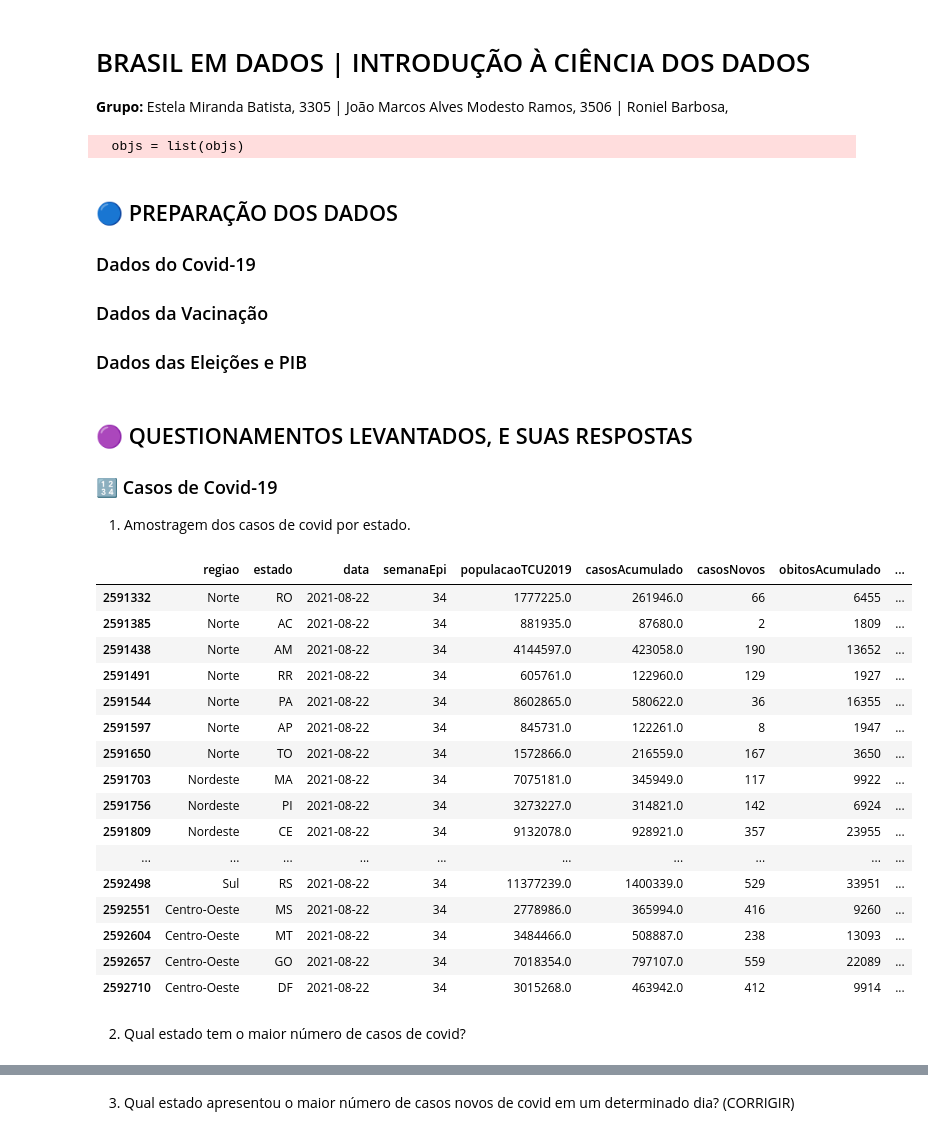
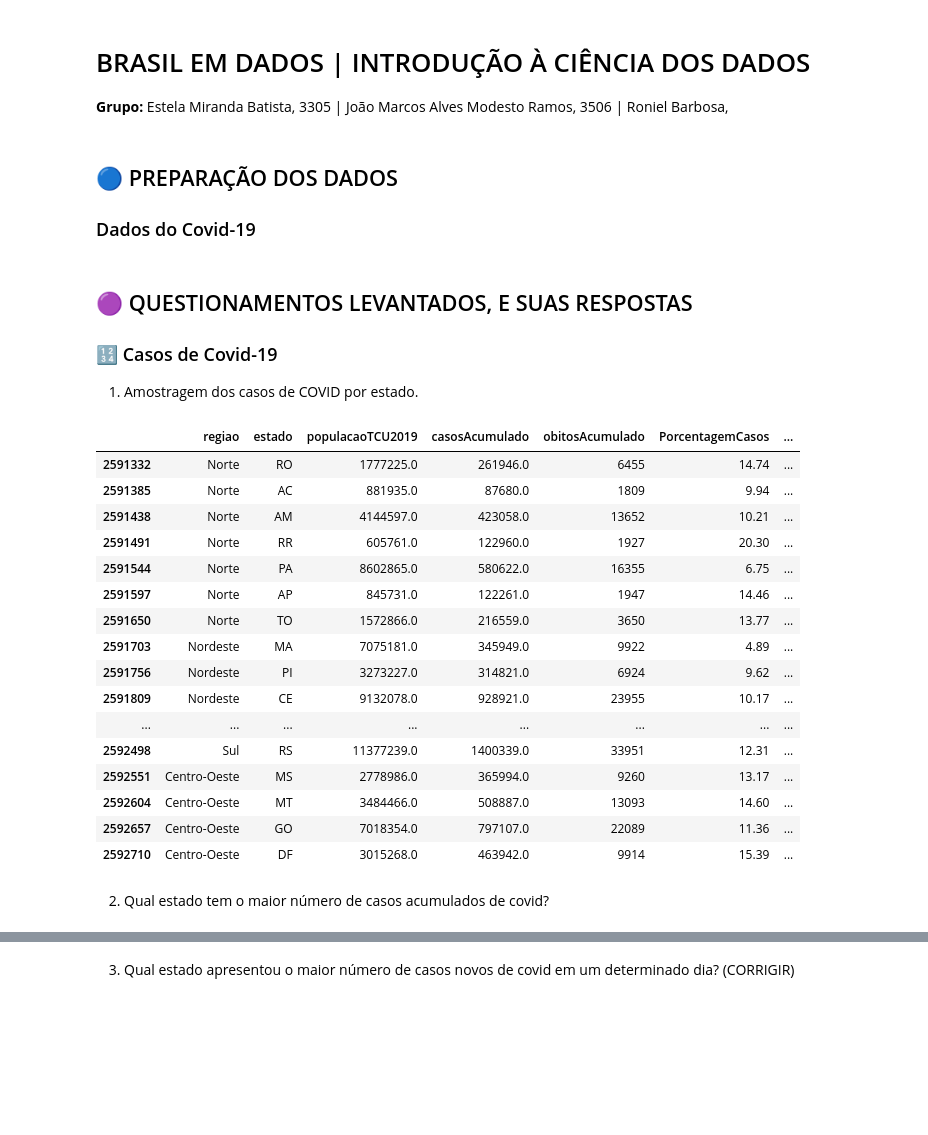
Before and after one commit to stardotwav/BrasilEmDados, a Jupyter notebook: AnaliseExtracaoConhecimento.ipynb, the cells around one changed output, grey strips where cells are left out. Saved outputs shown, nothing was run; the diff lists cells and outputs as text; code cells hidden in the pictures; blank space fills up the shorter version.

```diff
--- a/AnaliseExtracaoConhecimento.ipynb
+++ b/AnaliseExtracaoConhecimento.ipynb
@@ -8,38 +5,46 @@ warnings.filterwarnings("ignore")
 # %%
 # Importando as Bibliotecas Utilizadas
 import pandas as pd
+import matplotlib.pyplot as plt
+import seaborn as sns
+import numpy as np
+import warnings
+
+# Retirada de Warnings do Projeto
+warnings.filterwarnings("ignore")
 
 # Dataframe de Covid
 path1 = "./Dados/Covid/HIST_PAINEL_COVIDBR_2020_Parte1_22ago2021.csv"
 path2 = "./Dados/Covid/HIST_PAINEL_COVIDBR_2020_Parte2_22ago2021.csv"
 path3= "./Dados/Covid/HIST_PAINEL_COVIDBR_2021_Parte1_22ago2021.csv"
 path4 = "./Dados/Covid/HIST_PAINEL_COVIDBR_2021_Parte2_22ago2021.csv"
-path = [path1,path2,path3,path4]
-df_from_each_file = (pd.read_csv(f,error_bad_lines=False,sep=';') for f in path)
+path5 = [path1,path2,path3,path4]
+df_from_each_file = (pd.read_csv(f,error_bad_lines=False,sep=';') for f in path5)
 dadosCovid = pd.concat(df_from_each_file, ignore_index=True)
 
 # Dataframe de Vacina
-path5 = "./Dados/Vacina/dadosTipoVacina.xlsx"
-dadosTipoVacina = pd.read_excel(path5)
+path6 = "./Dados/Vacina/dadosTipoVacina.xlsx"
+dadosTipoVacina = pd.read_excel(path6)
+path7 = "./Dados/Vacina/dadosVacinacaoData.xlsx"
+dadosVacinacaoData = pd.read_excel(path7)
 
 # Dados Eleições
 pathPIB = "./Dados/eleicoesPIB.csv"
 dadosEleicaoPIB = pd.read_csv(pathPIB).set_index('Estado')
-# %% [output]
-  objs = list(objs)
 # %% [markdown]
 ## 🔵 PREPARAÇÃO DOS DADOS
 
 ### Dados do Covid-19
-
-### Dados da Vacinação
-
-### Dados das Eleições e PIB
 # %%
 # Preparação dos Dados da Covid-19
 
 # Remoção dos Atributos não uUilizados na Análise
 dadosCovid = dadosCovid.drop(columns=['coduf','codmun','codRegiaoSaude','nomeRegiaoSaude','Recuperadosnovos','emAcompanhamentoNovos','interior/metropolitana'])
 dadosCovid = dadosCovid[dadosCovid.estado != 0]
+
+# Fazendo Limpeza em Campos que não poderiam estar negativos, ou nulos
+dadosCovid = dadosCovid[(dadosCovid.municipio.isna()) & (dadosCovid.estado.isna() == False) & (dadosCovid.populacaoTCU2019.isna() == False) & (dadosCovid.estado != 0)]
+dadosCovid = dadosCovid[dadosCovid["casosNovos"] >= 0]
+dadosCovid = dadosCovid[dadosCovid["obitosNovos"] >= 0]
 # %%
 # Preparação dos Dados da Vacinação
@@ -49,29 +57,34 @@ dadosTipoVacina = dadosTipoVacina.drop(columns=['Cód. IBGE'])
 
 ### 🔢 Casos de Covid-19
 
-1. Amostragem dos casos de covid por estado.
+1. Amostragem dos casos de COVID por estado.
 # %%
+# Para mostrar os dados foi escolhido a data mais recente, em que podemos ver os casos acumulados
+# e obitos acumulados de forma mais clara
 dadosPorEstado = dadosCovid[(dadosCovid.data == '2021-08-22') & (dadosCovid.municipio.isna()) & (dadosCovid.estado.isna() == False) & (dadosCovid.populacaoTCU2019.isna() == False)]
 dadosPorEstado = dadosPorEstado.drop(['municipio'],axis = 1)
+
+# Para facilitar nos dados foram feitos algumas novas colunas, derivadas de outras já feitas
 dadosPorEstado["PorcentagemCasos"] =  round(((dadosPorEstado.casosAcumulado / dadosPorEstado.populacaoTCU2019) * 100 ),2)
-dadosPorEstado
+dadosPorEstado['PorcentagemMortes'] = round((dadosPorEstado.obitosAcumulado / dadosPorEstado.casosAcumulado * 100 ),2)
+dadosPorEstado[['regiao', 'estado', 'populacaoTCU2019', 'casosAcumulado', 'obitosAcumulado', 'PorcentagemCasos', 'PorcentagemMortes']]
 # %% [output]
-|  | regiao | estado | data | semanaEpi | populacaoTCU2019 | casosAcumulado | casosNovos | obitosAcumulado | ... |
-| 2591332 | Norte | RO | 2021-08-22 | 34 | 1777225.0 | 261946.0 | 66 | 6455 | ... |
-| 2591385 | Norte | AC | 2021-08-22 | 34 | 881935.0 | 87680.0 | 2 | 1809 | ... |
-| 2591438 | Norte | AM | 2021-08-22 | 34 | 4144597.0 | 423058.0 | 190 | 13652 | ... |
-| 2591491 | Norte | RR | 2021-08-22 | 34 | 605761.0 | 122960.0 | 129 | 1927 | ... |
-| 2591544 | Norte | PA | 2021-08-22 | 34 | 8602865.0 | 580622.0 | 36 | 16355 | ... |
-| 2591597 | Norte | AP | 2021-08-22 | 34 | 845731.0 | 122261.0 | 8 | 1947 | ... |
-| 2591650 | Norte | TO | 2021-08-22 | 34 | 1572866.0 | 216559.0 | 167 | 3650 | ... |
-| 2591703 | Nordeste | MA | 2021-08-22 | 34 | 7075181.0 | 345949.0 | 117 | 9922 | ... |
-| 2591756 | Nordeste | PI | 2021-08-22 | 34 | 3273227.0 | 314821.0 | 142 | 6924 | ... |
-| 2591809 | Nordeste | CE | 2021-08-22 | 34 | 9132078.0 | 928921.0 | 357 | 23955 | ... |
-| ... | ... | ... | ... | ... | ... | ... | ... | ... | ... |
-| 2592498 | Sul | RS | 2021-08-22 | 34 | 11377239.0 | 1400339.0 | 529 | 33951 | ... |
-| 2592551 | Centro-Oeste | MS | 2021-08-22 | 34 | 2778986.0 | 365994.0 | 416 | 9260 | ... |
-| 2592604 | Centro-Oeste | MT | 2021-08-22 | 34 | 3484466.0 | 508887.0 | 238 | 13093 | ... |
-| 2592657 | Centro-Oeste | GO | 2021-08-22 | 34 | 7018354.0 | 797107.0 | 559 | 22089 | ... |
-| 2592710 | Centro-Oeste | DF | 2021-08-22 | 34 | 3015268.0 | 463942.0 | 412 | 9914 | ... |
+|  | regiao | estado | populacaoTCU2019 | casosAcumulado | obitosAcumulado | PorcentagemCasos | ... |
+| 2591332 | Norte | RO | 1777225.0 | 261946.0 | 6455 | 14.74 | ... |
+| 2591385 | Norte | AC | 881935.0 | 87680.0 | 1809 | 9.94 | ... |
+| 2591438 | Norte | AM | 4144597.0 | 423058.0 | 13652 | 10.21 | ... |
+| 2591491 | Norte | RR | 605761.0 | 122960.0 | 1927 | 20.30 | ... |
+| 2591544 | Norte | PA | 8602865.0 | 580622.0 | 16355 | 6.75 | ... |
+| 2591597 | Norte | AP | 845731.0 | 122261.0 | 1947 | 14.46 | ... |
+| 2591650 | Norte | TO | 1572866.0 | 216559.0 | 3650 | 13.77 | ... |
+| 2591703 | Nordeste | MA | 7075181.0 | 345949.0 | 9922 | 4.89 | ... |
+| 2591756 | Nordeste | PI | 3273227.0 | 314821.0 | 6924 | 9.62 | ... |
+| 2591809 | Nordeste | CE | 9132078.0 | 928921.0 | 23955 | 10.17 | ... |
+| ... | ... | ... | ... | ... | ... | ... | ... |
+| 2592498 | Sul | RS | 11377239.0 | 1400339.0 | 33951 | 12.31 | ... |
+| 2592551 | Centro-Oeste | MS | 2778986.0 | 365994.0 | 9260 | 13.17 | ... |
+| 2592604 | Centro-Oeste | MT | 3484466.0 | 508887.0 | 13093 | 14.60 | ... |
+| 2592657 | Centro-Oeste | GO | 7018354.0 | 797107.0 | 22089 | 11.36 | ... |
+| 2592710 | Centro-Oeste | DF | 3015268.0 | 463942.0 | 9914 | 15.39 | ... |
 # %% [markdown]
-2. Qual estado tem o maior número de casos de covid?
+2. Qual estado tem o maior número de casos acumulados de covid?
```
Also changed, not shown: parts of 38 cells of this notebook, 1 other file.
